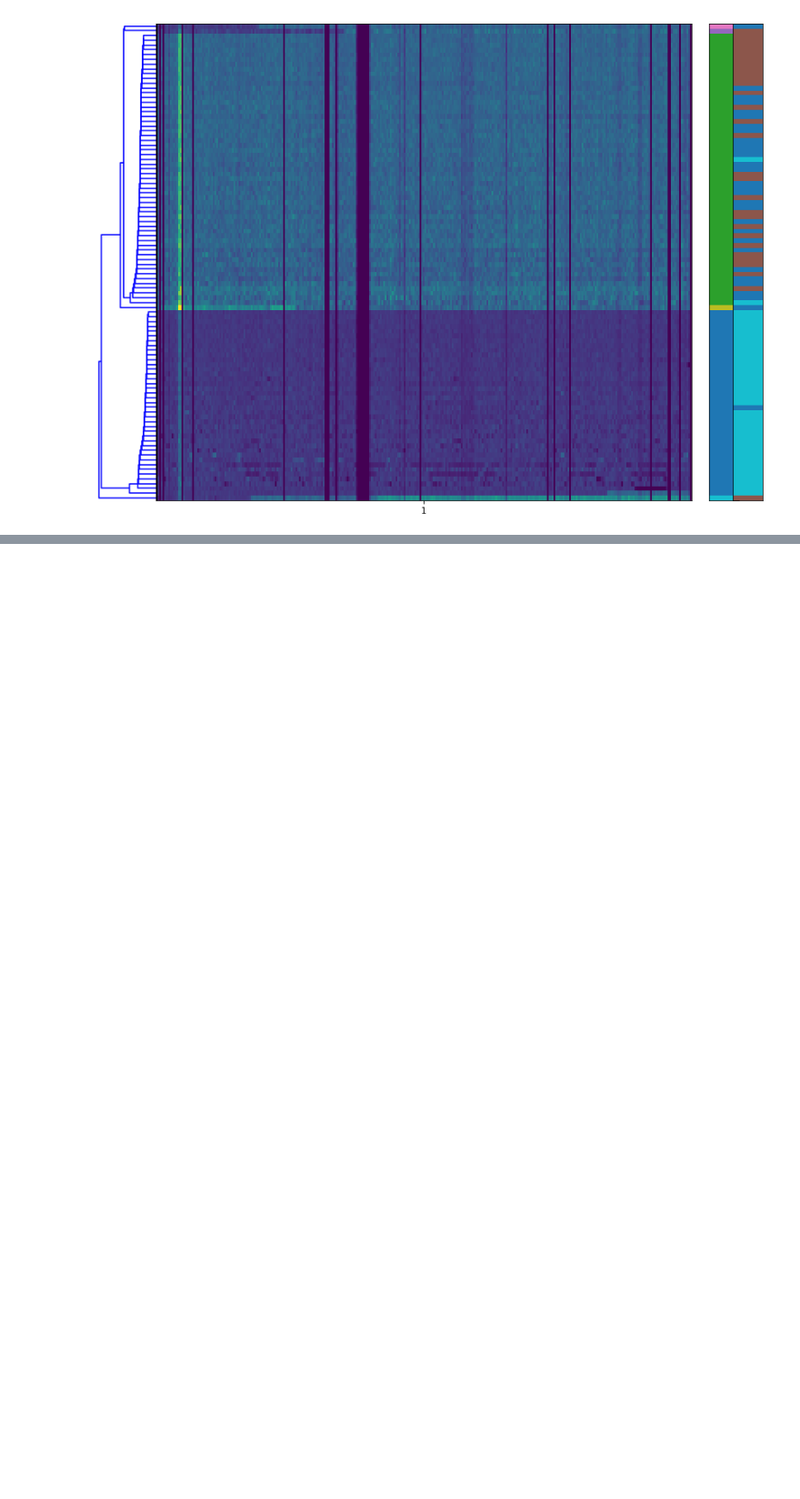
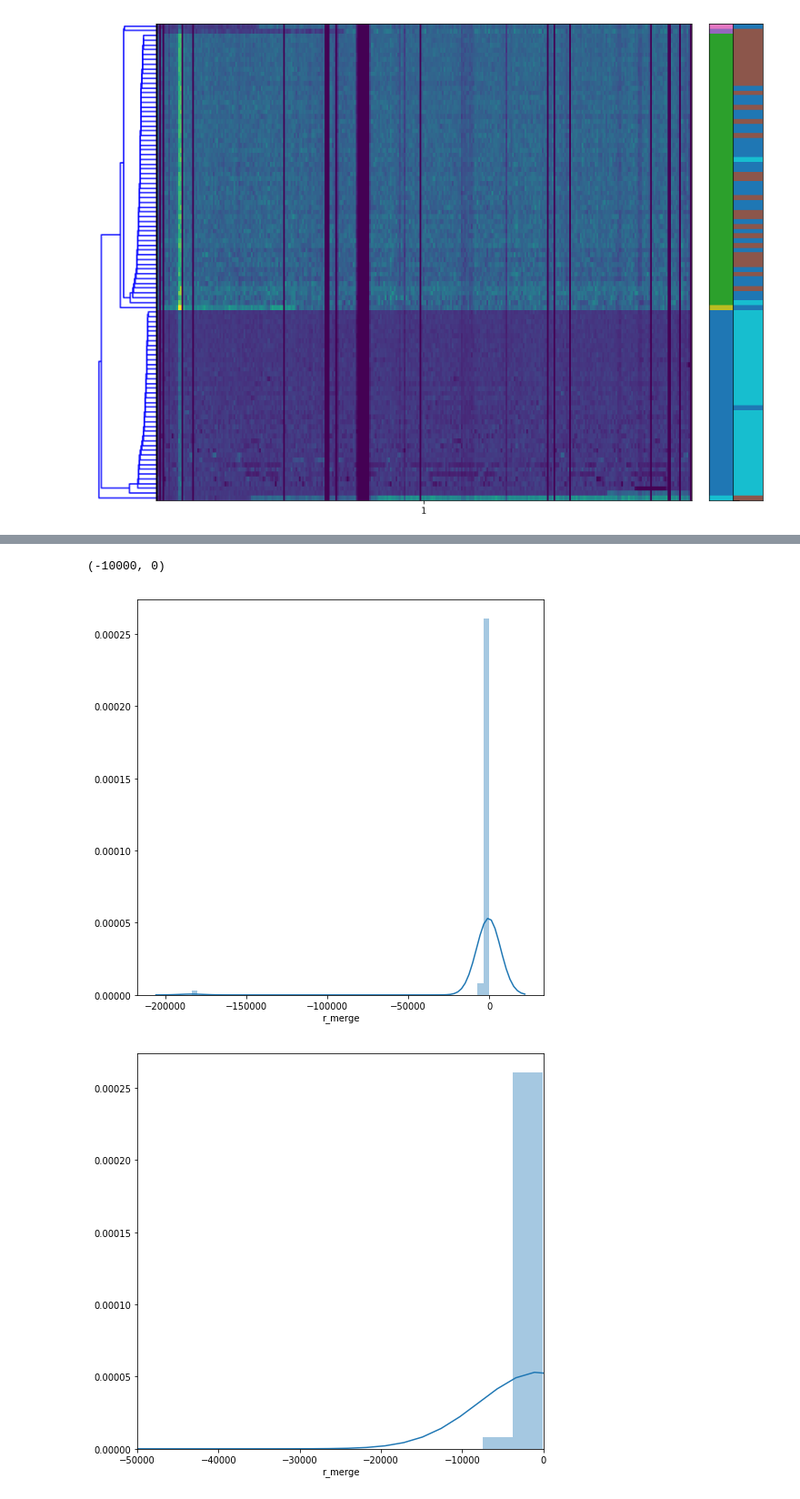
Before and after one commit to shahcompbio/scgenome-deprecated, a Jupyter notebook: notebooks/bayesian_spike_in.ipynb, the cells around one changed output, grey strips where cells are left out. Shown at 91% size. Cells and saved outputs as stored; diff of their text form; code cells hidden in the pictures; blank space fills up the shorter version.

```diff
--- a/notebooks/bayesian_spike_in.ipynb
+++ b/notebooks/bayesian_spike_in.ipynb
@@ -160,0 +155,15 @@ sch.dendrogram(sch.linkage(np.array([[1,2],[3,4],[5.9,6.1],[10,30]])))
+# %%
+fig = plt.figure(figsize=(8,8))
+sns.distplot(bhc_linkage["r_merge"])
+
+fig = plt.figure(figsize=(8,8))
+sns.distplot(bhc_linkage["r_merge"])
+plt.xlim(-50000,0)
+
+fig = plt.figure(figsize=(8,8))
+sns.distplot(bhc_linkage["r_merge"])
+plt.xlim(-10000,0)
+# %% [output]
+(-10000, 0)
+[figure, added]
+[figure, added]
```
Also changed, not shown: parts of 5 cells of this notebook, 6 other files.
